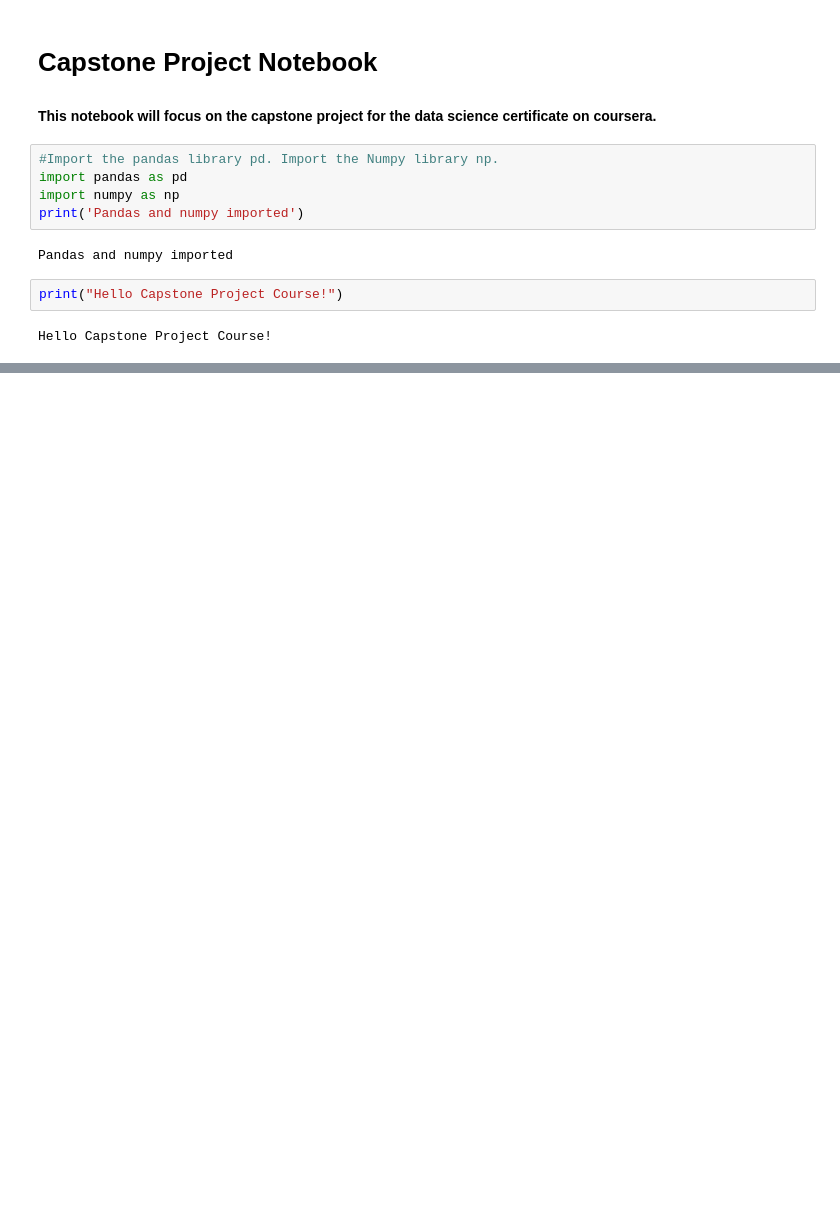
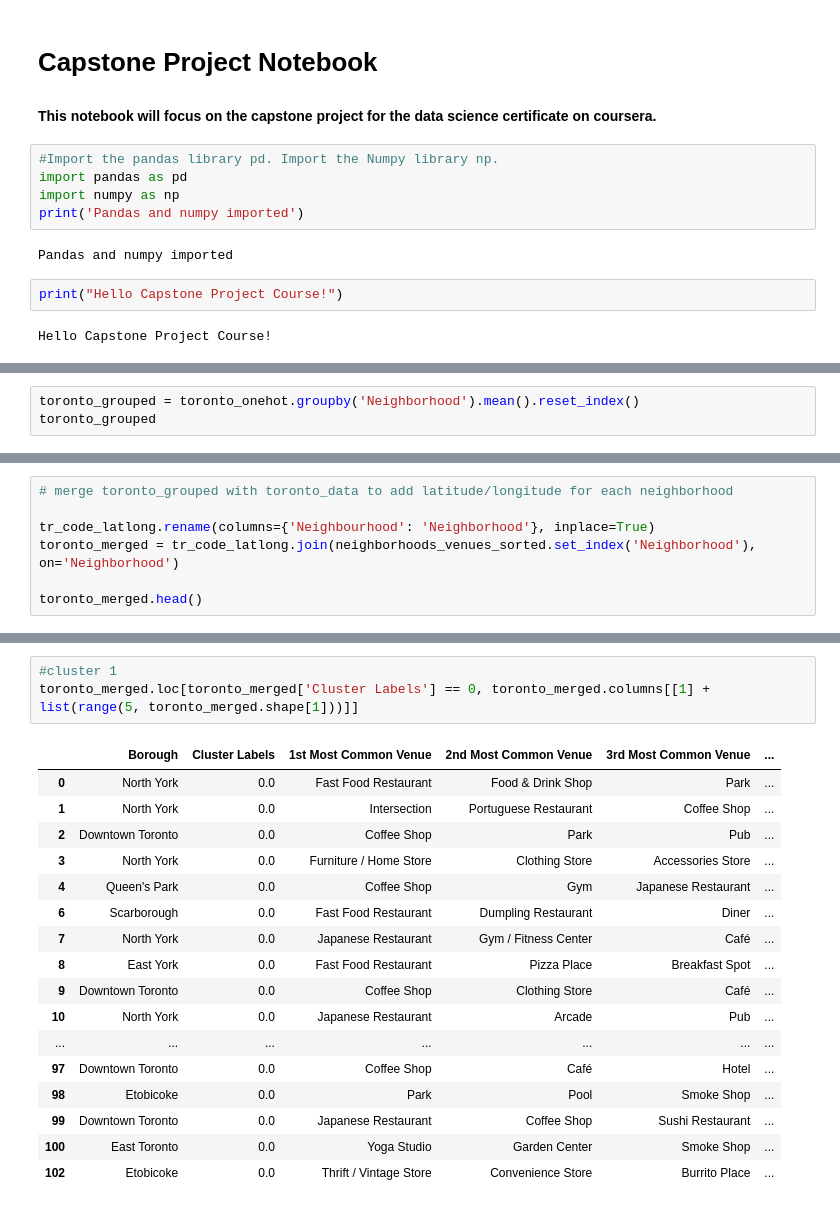
Before and after one commit to nkourouma/coursera_capstone_project, a Jupyter notebook: Coursera_Capstone.ipynb, the cells around one changed output, grey strips where cells are left out. Cells and saved outputs as stored; diff of their text form; blank space fills up the shorter version.

```diff
--- a/Coursera_Capstone.ipynb
+++ b/Coursera_Capstone.ipynb
@@ -58,0 +402,3 @@ tr_code
+# %%
+toronto_grouped = toronto_onehot.groupby('Neighborhood').mean().reset_index()
+toronto_grouped
@@ -58,0 +526,7 @@ tr_code
+# %%
+# merge toronto_grouped with toronto_data to add latitude/longitude for each neighborhood
+
+tr_code_latlong.rename(columns={'Neighbourhood': 'Neighborhood'}, inplace=True)
+toronto_merged = tr_code_latlong.join(neighborhoods_venues_sorted.set_index('Neighborhood'), on='Neighborhood')
+
+toronto_merged.head()
@@ -58,0 +563,21 @@ tr_code
+# %%
+#cluster 1
+toronto_merged.loc[toronto_merged['Cluster Labels'] == 0, toronto_merged.columns[[1] + list(range(5, toronto_merged.shape[1]))]]
+# %% [output]
+|  | Borough | Cluster Labels | 1st Most Common Venue | 2nd Most Common Venue | 3rd Most Common Venue | ... |
+| 0 | North York | 0.0 | Fast Food Restaurant | Food & Drink Shop | Park | ... |
+| 1 | North York | 0.0 | Intersection | Portuguese Restaurant | Coffee Shop | ... |
+| 2 | Downtown Toronto | 0.0 | Coffee Shop | Park | Pub | ... |
+| 3 | North York | 0.0 | Furniture / Home Store | Clothing Store | Accessories Store | ... |
+| 4 | Queen's Park | 0.0 | Coffee Shop | Gym | Japanese Restaurant | ... |
+| 6 | Scarborough | 0.0 | Fast Food Restaurant | Dumpling Restaurant | Diner | ... |
+| 7 | North York | 0.0 | Japanese Restaurant | Gym / Fitness Center | Café | ... |
+| 8 | East York | 0.0 | Fast Food Restaurant | Pizza Place | Breakfast Spot | ... |
+| 9 | Downtown Toronto | 0.0 | Coffee Shop | Clothing Store | Café | ... |
+| 10 | North York | 0.0 | Japanese Restaurant | Arcade | Pub | ... |
+| ... | ... | ... | ... | ... | ... | ... |
+| 97 | Downtown Toronto | 0.0 | Coffee Shop | Café | Hotel | ... |
+| 98 | Etobicoke | 0.0 | Park | Pool | Smoke Shop | ... |
+| 99 | Downtown Toronto | 0.0 | Japanese Restaurant | Coffee Shop | Sushi Restaurant | ... |
+| 100 | East Toronto | 0.0 | Yoga Studio | Garden Center | Smoke Shop | ... |
+| 102 | Etobicoke | 0.0 | Thrift / Vintage Store | Convenience Store | Burrito Place | ... |
```
Also changed, not shown: parts of 33 cells of this notebook.
